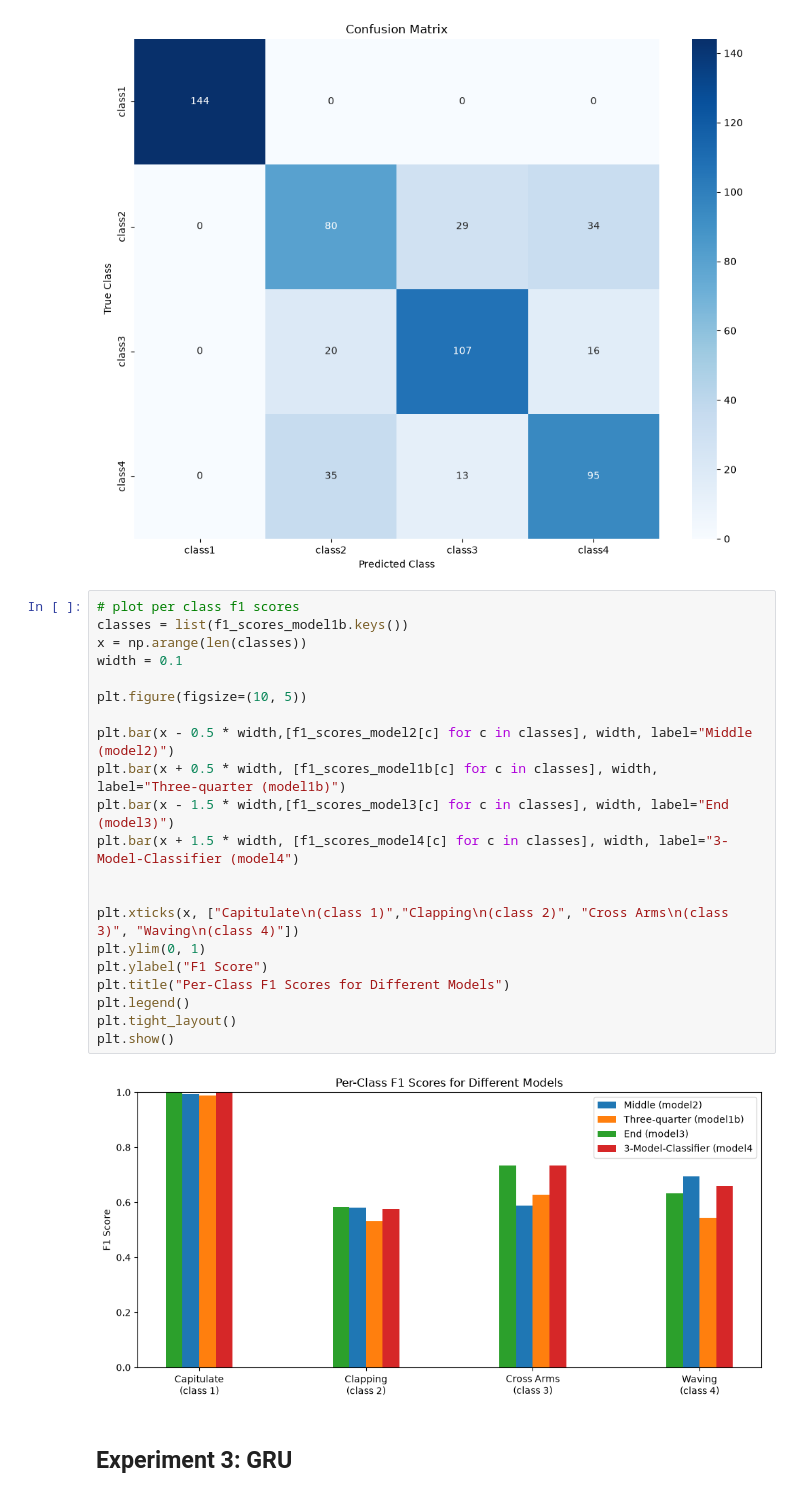
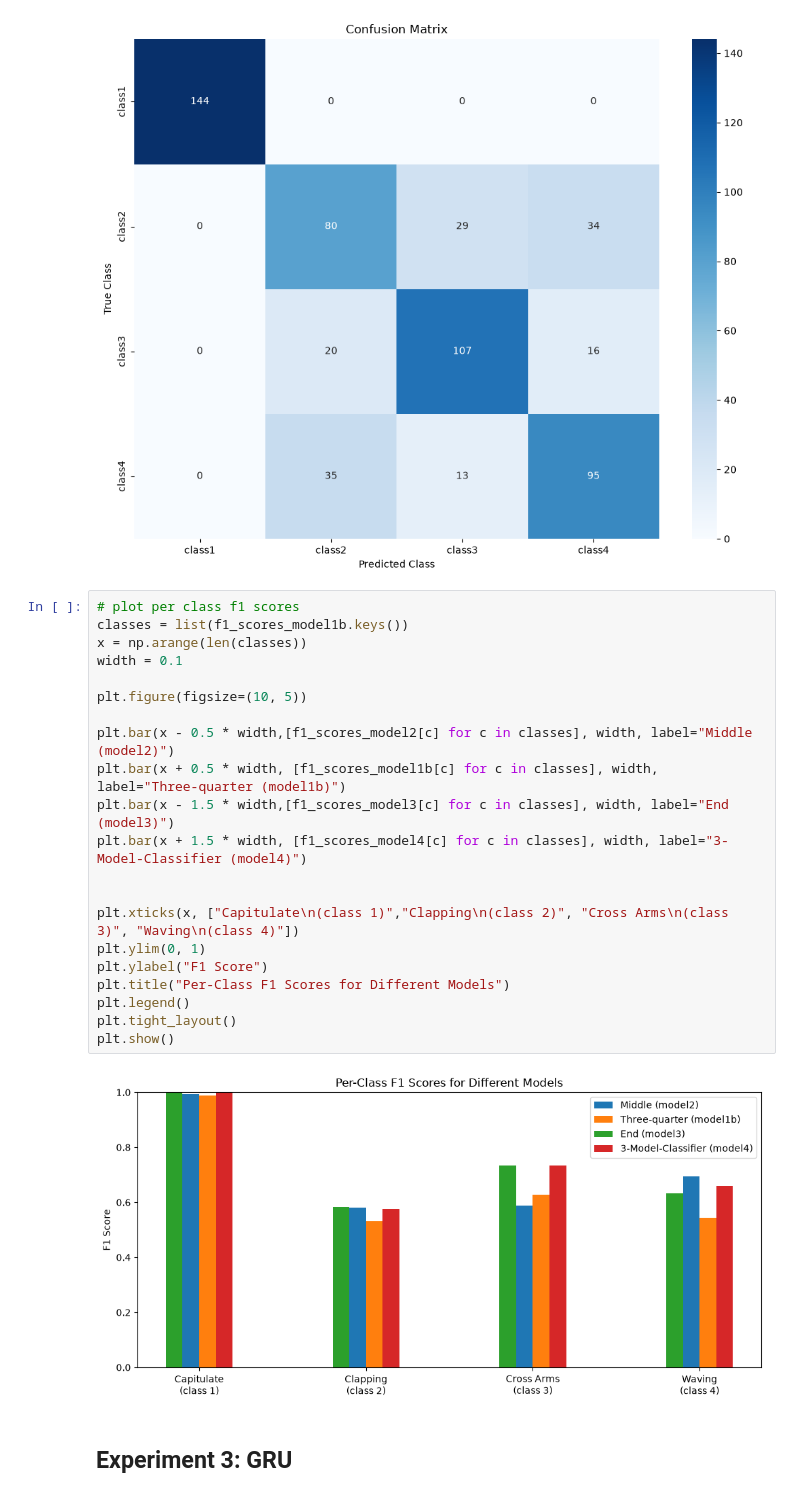
Before and after one commit to mschl7/action_recognition, a Jupyter notebook: main.ipynb, the cells around one changed output. Saved outputs shown, nothing was run; the diff lists cells and outputs as text.

```diff
--- a/main.ipynb
+++ b/main.ipynb
@@ -905,26 +905,26 @@ weighted avg     0.7419    0.7435    0.7425       573
 # %%
 # plot per class f1 scores
 classes = list(f1_scores_model1b.keys())
 x = np.arange(len(classes))
 width = 0.1
 
 plt.figure(figsize=(10, 5))
 
 plt.bar(x - 0.5 * width,[f1_scores_model2[c] for c in classes], width, label="Middle (model2)")
 plt.bar(x + 0.5 * width, [f1_scores_model1b[c] for c in classes], width, label="Three-quarter (model1b)")
 plt.bar(x - 1.5 * width,[f1_scores_model3[c] for c in classes], width, label="End (model3)")
-plt.bar(x + 1.5 * width, [f1_scores_model4[c] for c in classes], width, label="3-Model-Classifier (model4")
+plt.bar(x + 1.5 * width, [f1_scores_model4[c] for c in classes], width, label="3-Model-Classifier (model4)")
 
 
 plt.xticks(x, ["Capitulate\n(class 1)","Clapping\n(class 2)", "Cross Arms\n(class 3)", "Waving\n(class 4)"])
 plt.ylim(0, 1)
 plt.ylabel("F1 Score")
 plt.title("Per-Class F1 Scores for Different Models")
 plt.legend()
 plt.tight_layout()
 plt.show()
 # %% [output]
-[figure, old version]
+[figure, new version]
 # %% [markdown]
 ## Experiment 3: GRU
 # %% [markdown]
```
